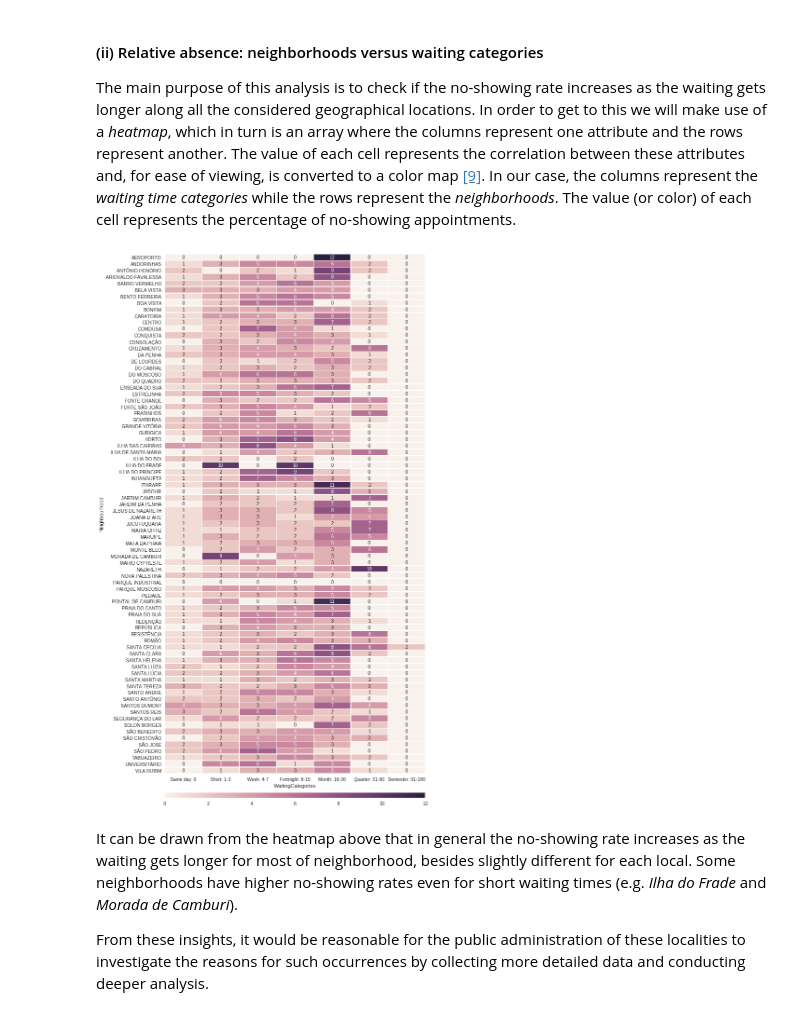
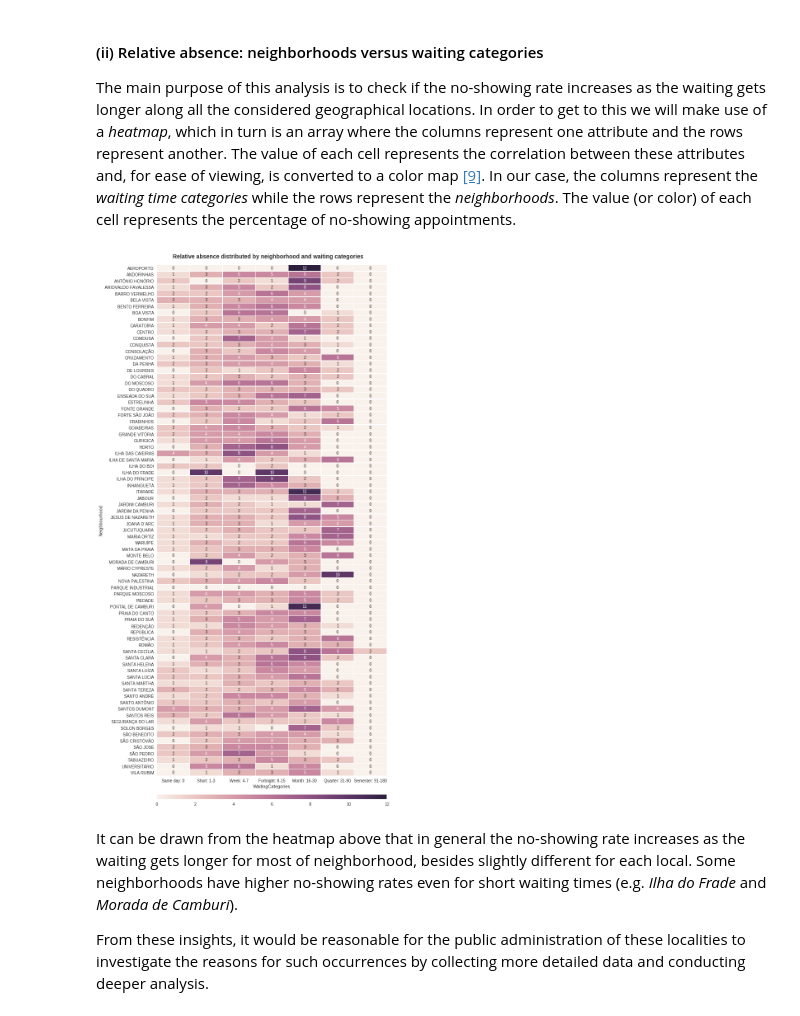
Before and after one commit to tbnsilveira/DAND-IntroDataAnalysis, a Jupyter notebook: tbnsilveira_Project01_InvestigateDataset.ipynb, the cells around one changed output. Cells and saved outputs as stored; diff of their text form; code cells hidden in the pictures.

```diff
--- a/tbnsilveira_Project01_InvestigateDataset.ipynb
+++ b/tbnsilveira_Project01_InvestigateDataset.ipynb
@@ -881,10 +894,13 @@ neighbors_II = neighbors_II.reindex(columns=['Same day: 0', 'Short: 1-3', 'Week:
 # %%
 # Drawing a heatmap with the numeric values in each cell
 fig3, ax = plt.subplots(figsize=(10, 25))
+fig3.subplots_adjust(top=.965)
+plt.suptitle('Relative absence distributed by neighborhood and waiting categories', fontsize=14, fontweight='bold')
+
 cbar_kws = {'orientation':"horizontal", 'pad':0.03, 'aspect':50}
 sns.heatmap(neighbors_II, annot=True, fmt='d', linewidths=.3, ax=ax, cbar_kws=cbar_kws);
 # %% [output]
-[figure, old version]
+[figure, new version]
 # %% [markdown]
 It can be drawn from the heatmap above that in general the no-showing rate increases as the waiting gets longer for most of neighborhood, besides slightly different for each local. Some neighborhoods have higher no-showing rates even for short waiting times (e.g. *Ilha do Frade* and *Morada de Camburi*).
 
```
Also changed, not shown: parts of 15 cells of this notebook, 1 other file.
